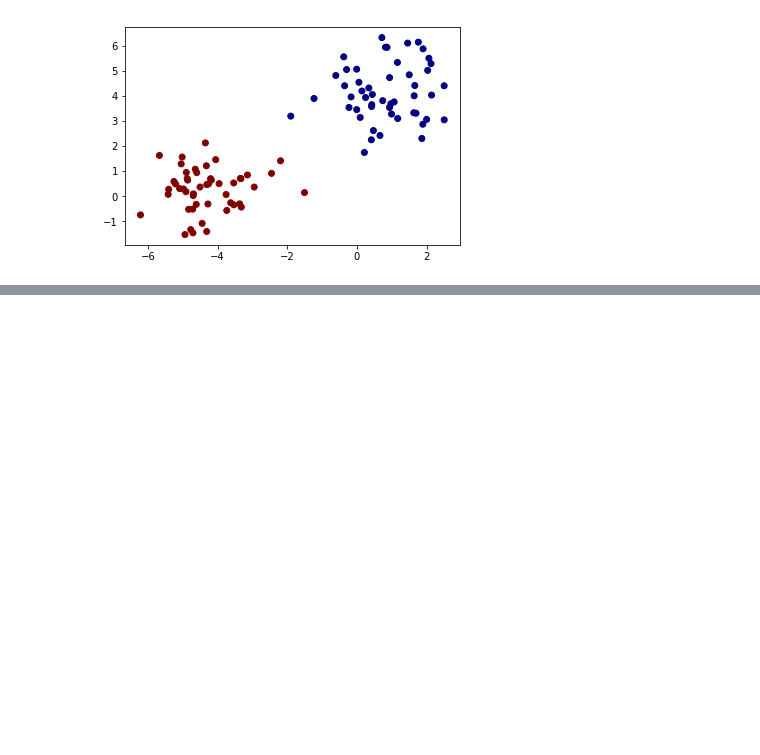
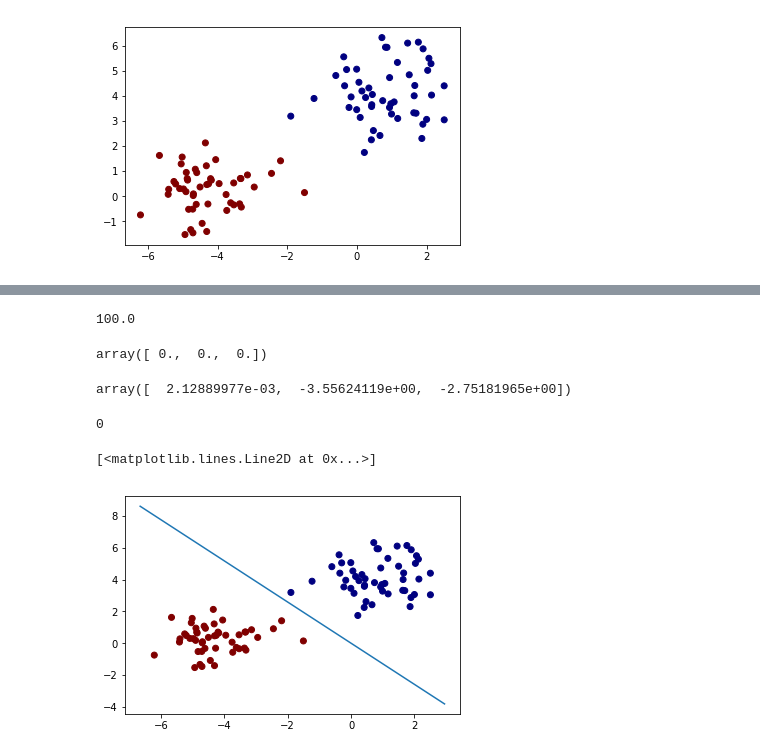
Before and after one commit to collinprather/Big-Data-Ignite-2018, a Jupyter notebook: Support_Vector_Machines/SVM_scratch.ipynb, the cells around one changed output, grey strips where cells are left out. Saved outputs shown, nothing was run; the diff lists cells and outputs as text; code cells hidden in the pictures; blank space fills up the shorter version.

Commit message:
first iteration of SVM_scratch. Rough but it works

```diff
--- a/Support_Vector_Machines/SVM_scratch.ipynb
+++ b/Support_Vector_Machines/SVM_scratch.ipynb
@@ -20,0 +31,59 @@ X_train, X_test, y_train, y_test = train_test_split(X, y, test_size=0.33, random
+# %%
+X = add_intercept(X)
+# %%
+def hinge_loss(X_i, y_i, weights):
+    loss = 1 - y_i * np.dot(weights.T, X_i)
+    if loss < 0:
+        loss = 0
+    return loss
+# %%
+loss = []
+for i in range(len(X)):
+    loss.append(hinge_loss(X[i], y[i], w))
+total_loss = np.sum(loss)
+total_loss
+# %% [output]
+100.0
+# %%
+w
+# %% [output]
+array([ 0.,  0.,  0.])
+# %%
+learning_rate = 1
+num_iters = 1000
+w = np.zeros(len(X[0]))
+# lambda = 1/iteration
+loss_hist = []
+
+
+for iteration in range(1, num_iters):
+    for i in range(len(X)):
+        loss = hinge_loss(X[i], y[i], w)
+        loss_hist.append(loss)
+        if loss == 0:
+            w = w - learning_rate * ((2  * (1/iteration) * w))
+        else:
+            w = w - learning_rate * ((-y[i] * X[i]) + (2  * (1/iteration) * w))
+# %%
+w
+# %% [output]
+array([  2.12889977e-03,  -3.55624119e+00,  -2.75181965e+00])
+# %%
+loss = []
+for i in range(len(X)):
+    loss.append(hinge_loss(X[i], y[i], w))
+total_loss = np.sum(loss)
+total_loss
+# %% [output]
+0
+# %%
+# it works, we've found the perfectly separating hyperplane!
+plt.scatter(X[:,1], X[:,2], c=y, cmap = 'jet')
+ax = plt.gca()
+xlim = ax.get_xlim()
+ylim = ax.get_ylim()
+xx = np.linspace(xlim[0], xlim[1], 100)
+plt.plot(xx, (-w[1]/w[2]) * xx - (w[0]/w[2]))
+# %% [output]
+[<matplotlib.lines.Line2D at 0x...>]
+[figure, added]
```
Also changed, not shown: parts of 6 cells of this notebook.
